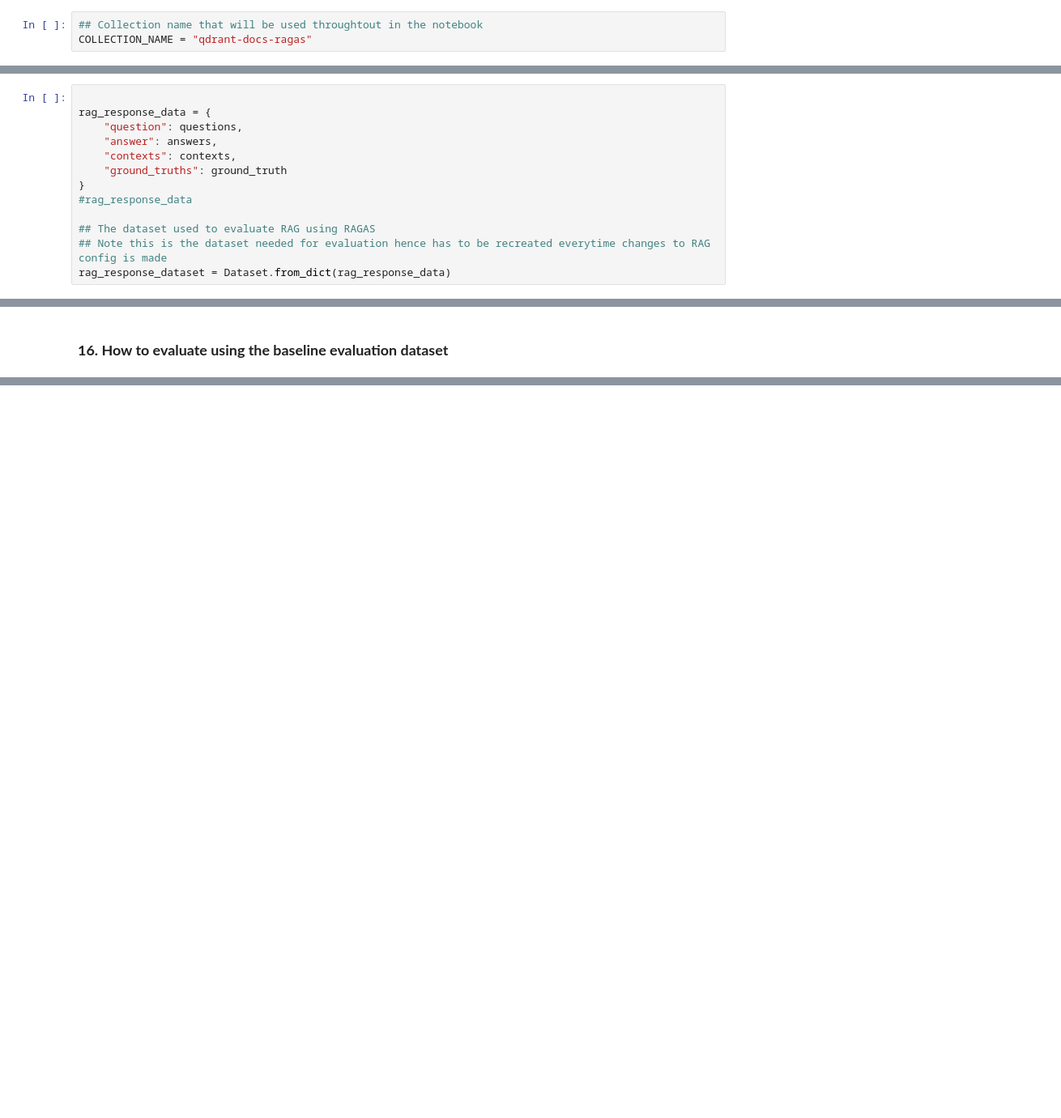
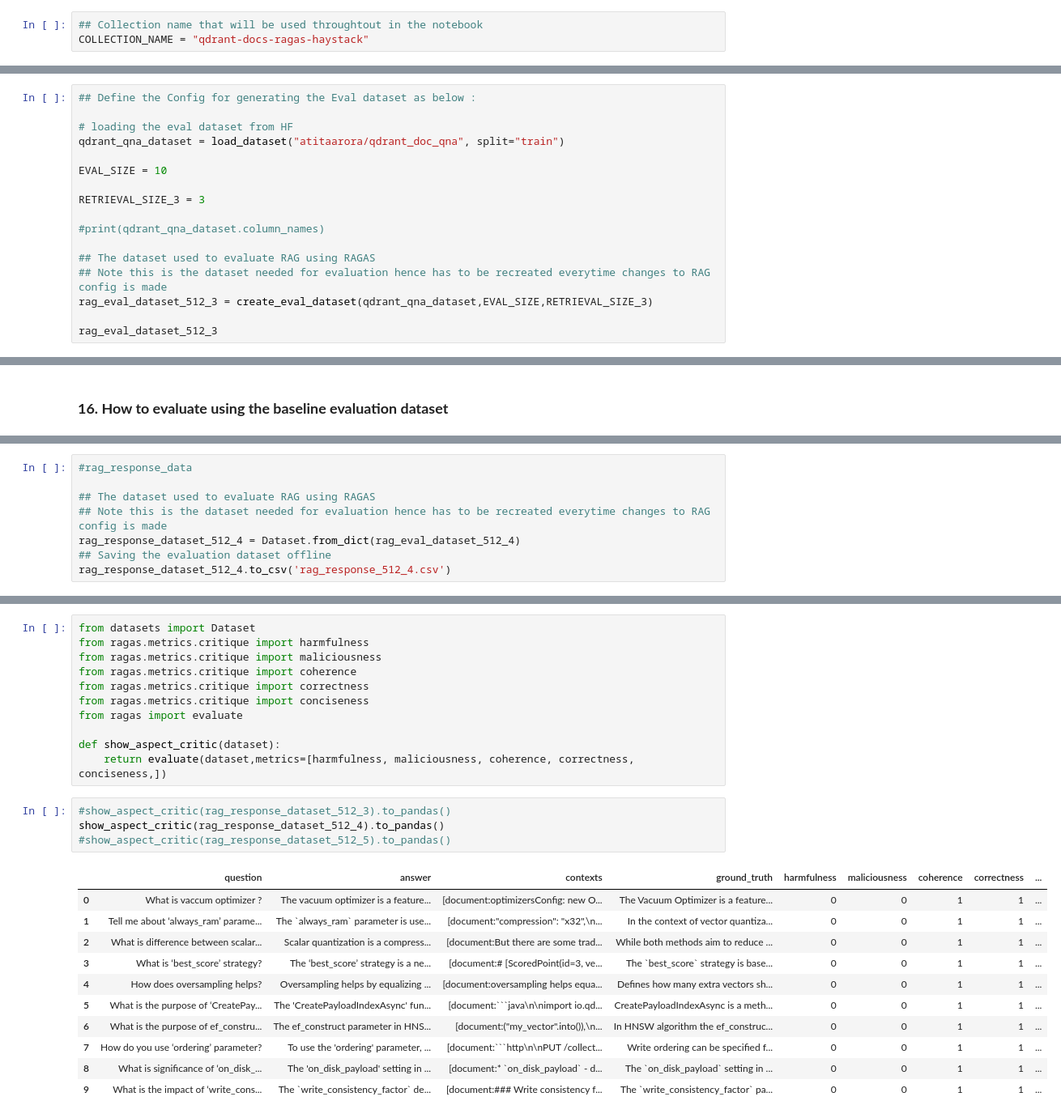
Before and after one commit to qdrant/qdrant-rag-eval, a Jupyter notebook: workshop-rag-eval-qdrant-ragas/notebook/naive_rag_eval_qdrant_ragas.ipynb, the cells around one changed output, grey strips where cells are left out. Shown: that part at 81% size. Drawn from its saved outputs; the diff is of its cells as text; blank space fills up the shorter version.

````diff
--- a/workshop-rag-eval-qdrant-ragas/notebook/naive_rag_eval_qdrant_ragas.ipynb
+++ b/workshop-rag-eval-qdrant-ragas/notebook/naive_rag_eval_qdrant_ragas.ipynb
@@ -131,6 +129,6 @@ client = qdrant_client.QdrantClient("http://localhost:6333")
 # %%
 ## Collection name that will be used throughtout in the notebook
-COLLECTION_NAME = "qdrant-docs-ragas"
+COLLECTION_NAME = "qdrant-docs-ragas-haystack"
 # %%
 ## General Collection level operations
 
@@ -402,13 +424,17 @@ for query in qdrant_qa:
 # %%
+## Define the Config for generating the Eval dataset as below :
 
-rag_response_data = {
-    "question": questions,
-    "answer": answers,
-    "contexts": contexts,
-    "ground_truths": ground_truth
-}
-#rag_response_data
+# loading the eval dataset from HF
+qdrant_qna_dataset = load_dataset("atitaarora/qdrant_doc_qna", split="train")
+
+EVAL_SIZE = 10
+
+RETRIEVAL_SIZE_3 = 3
+
+#print(qdrant_qna_dataset.column_names)
 
 ## The dataset used to evaluate RAG using RAGAS
 ## Note this is the dataset needed for evaluation hence has to be recreated everytime changes to RAG config is made
-rag_response_dataset = Dataset.from_dict(rag_response_data)
+rag_eval_dataset_512_3 = create_eval_dataset(qdrant_qna_dataset,EVAL_SIZE,RETRIEVAL_SIZE_3)
+
+rag_eval_dataset_512_3
@@ -642,0 +605,8 @@ rag_response_dataset.to_csv('rag_chunk_retrieved_5.csv')
+# %%
+#rag_response_data
+
+## The dataset used to evaluate RAG using RAGAS
+## Note this is the dataset needed for evaluation hence has to be recreated everytime changes to RAG config is made
+rag_response_dataset_512_4 = Dataset.from_dict(rag_eval_dataset_512_4)
+## Saving the evaluation dataset offline
+rag_response_dataset_512_4.to_csv('rag_response_512_4.csv')
@@ -745,0 +782,27 @@ compare_dataframes(evaluation_result_df_512, evaluation_result_df_chunk_5)
+# %%
+from datasets import Dataset
+from ragas.metrics.critique import harmfulness
+from ragas.metrics.critique import maliciousness
+from ragas.metrics.critique import coherence
+from ragas.metrics.critique import correctness
+from ragas.metrics.critique import conciseness
+from ragas import evaluate
+
+def show_aspect_critic(dataset):
+    return evaluate(dataset,metrics=[harmfulness, maliciousness, coherence, correctness, conciseness,])
+# %%
+#show_aspect_critic(rag_response_dataset_512_3).to_pandas()
+show_aspect_critic(rag_response_dataset_512_4).to_pandas()
+#show_aspect_critic(rag_response_dataset_512_5).to_pandas()
+# %% [output]
+|  | question | answer | contexts | ground_truth | harmfulness | maliciousness | coherence | correctness | ... |
+| 0 | What is vaccum optimizer ? | The vacuum optimizer is a feature... | [document:optimizersConfig: new O... | The Vacuum Optimizer is a feature... | 0 | 0 | 1 | 1 | ... |
+| 1 | Tell me about ‘always_ram’ parame... | The `always_ram` parameter is use... | [document:"compression": "x32",\n... | In the context of vector quantiza... | 0 | 0 | 1 | 1 | ... |
+| 2 | What is difference between scalar... | Scalar quantization is a compress... | [document:But there are some trad... | While both methods aim to reduce ... | 0 | 0 | 1 | 1 | ... |
+| 3 | What is ‘best_score’ strategy? | The ‘best_score’ strategy is a ne... | [document:# [ScoredPoint(id=3, ve... | The `best_score` strategy is base... | 0 | 0 | 1 | 1 | ... |
+| 4 | How does oversampling helps? | Oversampling helps by equalizing ... | [document:oversampling helps equa... | Defines how many extra vectors sh... | 0 | 0 | 1 | 1 | ... |
+| 5 | What is the purpose of ‘CreatePay... | The 'CreatePayloadIndexAsync' fun... | [document:```java\n\nimport io.qd... | CreatePayloadIndexAsync is a meth... | 0 | 0 | 1 | 1 | ... |
+| 6 | What is the purpose of ef_constru... | The ef_construct parameter in HNS... | [document:("my_vector".into()),\n... | In HNSW algorithm the ef_construc... | 0 | 0 | 1 | 1 | ... |
+| 7 | How do you use ‘ordering’ parameter? | To use the 'ordering' parameter, ... | [document:```http\n\nPUT /collect... | Write ordering can be specified f... | 0 | 0 | 1 | 1 | ... |
+| 8 | What is significance of ‘on_disk_... | The 'on_disk_payload' setting in ... | [document:* `on_disk_payload` - d... | The `on_disk_payload` setting in ... | 0 | 0 | 1 | 1 | ... |
+| 9 | What is the impact of ‘write_cons... | The `write_consistency_factor` de... | [document:### Write consistency f... | The `write_consistency_factor` pa... | 0 | 0 | 1 | 1 | ... |
````
Also changed, not shown: parts of 49 cells of this notebook, 1 other file.
